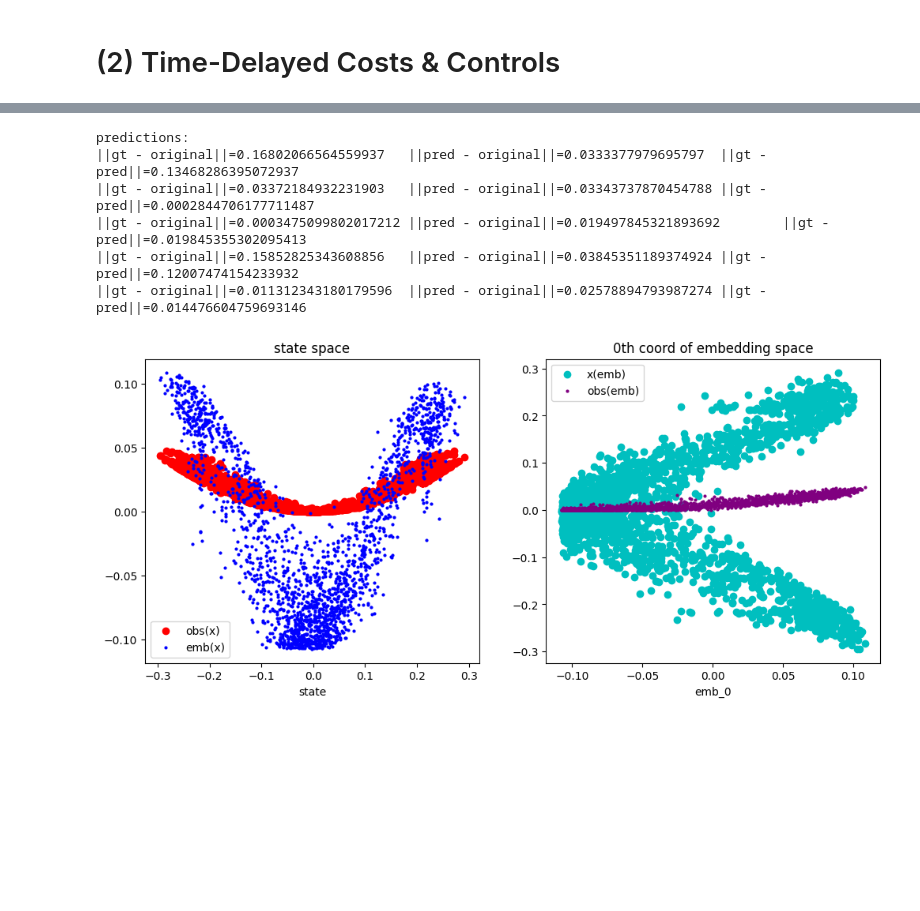
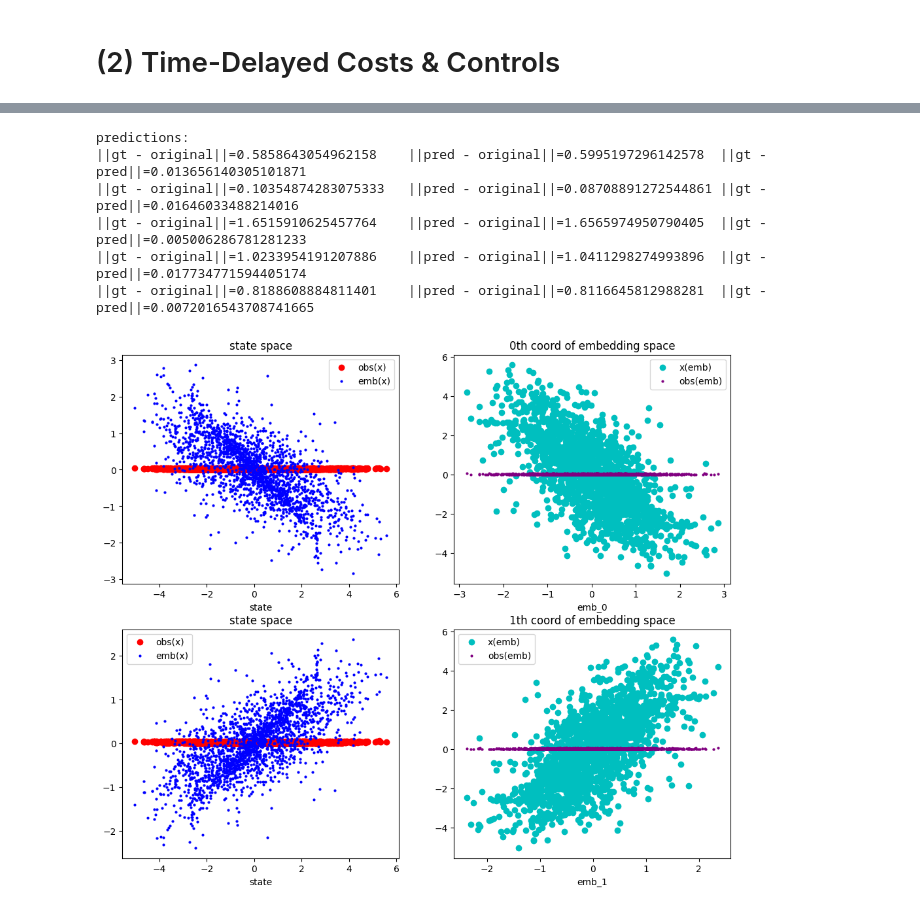
Before and after one commit to edogariu/extravaganza, a Jupyter notebook: experiments/CartPole.ipynb, the cells around one changed output, grey strips where cells are left out. Drawn from its saved outputs; the diff is of its cells as text; code cells hidden in the pictures; blank space fills up the shorter version.

```diff
--- a/experiments/CartPole.ipynb
+++ b/experiments/CartPole.ipynb
@@ -245,7 +202,7 @@ Array(-0.01117634, dtype=float32)
 # %%
 # dimensions
 ds, du = 4, 1
-dl = 1
+dl = 2
 
 # define observation fn
 hh = 3
@@ -273,10 +230,10 @@ sysid_args = {
     'isometric': False,
 
     'sigma': 0.01,
-    'depth': 6,
-    'num_iters': 24000,
+    'depth': 12,
+    'num_iters': 32000,
     'batch_size': 512,
-    'lifter_lr': 0.001,
+    'lifter_lr': 0.0008,
 
     'hh': hh,
 }
@@ -327,13 +284,13 @@ for _ in range(5):
     print_prediction(observable, system, sysid, k=5, hh=3)
 # %% [output]
 predictions:
-||gt - original||=0.16802066564559937   ||pred - original||=0.0333377979695797  ||gt - pred||=0.13468286395072937
-||gt - original||=0.03372184932231903   ||pred - original||=0.03343737870454788 ||gt - pred||=0.0002844706177711487
-||gt - original||=0.0003475099802017212 ||pred - original||=0.019497845321893692        ||gt - pred||=0.019845355302095413
-||gt - original||=0.15852825343608856   ||pred - original||=0.03845351189374924 ||gt - pred||=0.12007474154233932
-||gt - original||=0.011312343180179596  ||pred - original||=0.02578894793987274 ||gt - pred||=0.014476604759693146
+||gt - original||=0.5858643054962158    ||pred - original||=0.5995197296142578  ||gt - pred||=0.013656140305101871
+||gt - original||=0.10354874283075333   ||pred - original||=0.08708891272544861 ||gt - pred||=0.01646033488214016
+||gt - original||=1.6515910625457764    ||pred - original||=1.6565974950790405  ||gt - pred||=0.005006286781281233
+||gt - original||=1.0233954191207886    ||pred - original||=1.0411298274993896  ||gt - pred||=0.017734771594405174
+||gt - original||=0.8188608884811401    ||pred - original||=0.8116645812988281  ||gt - pred||=0.0072016543708741665
 # %%
 plot(observable, system, sysid, N=2000, reset_every=reset_every, hh=hh,
-    state_idx=2, obs_idx=-1)
+    state_idx=3, obs_idx=-1)
 # %% [output]
-[figure, old version]
+[figure, new version]
```
Also changed, not shown: parts of 6 cells of this notebook, 9 other files.
